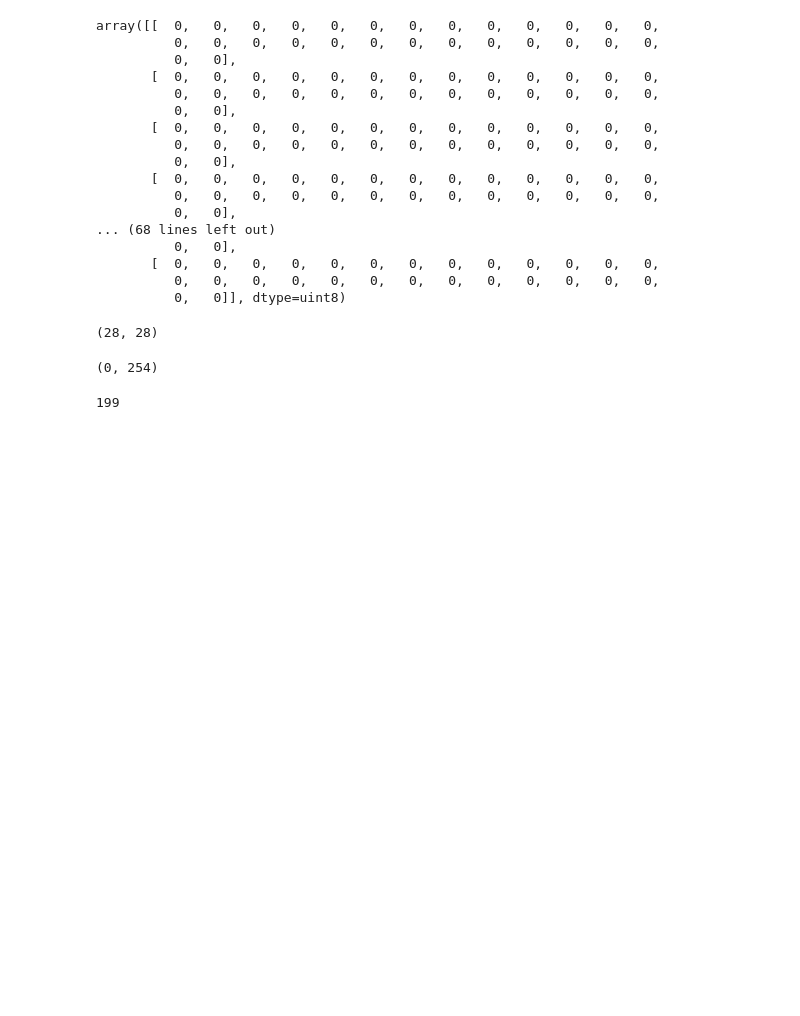
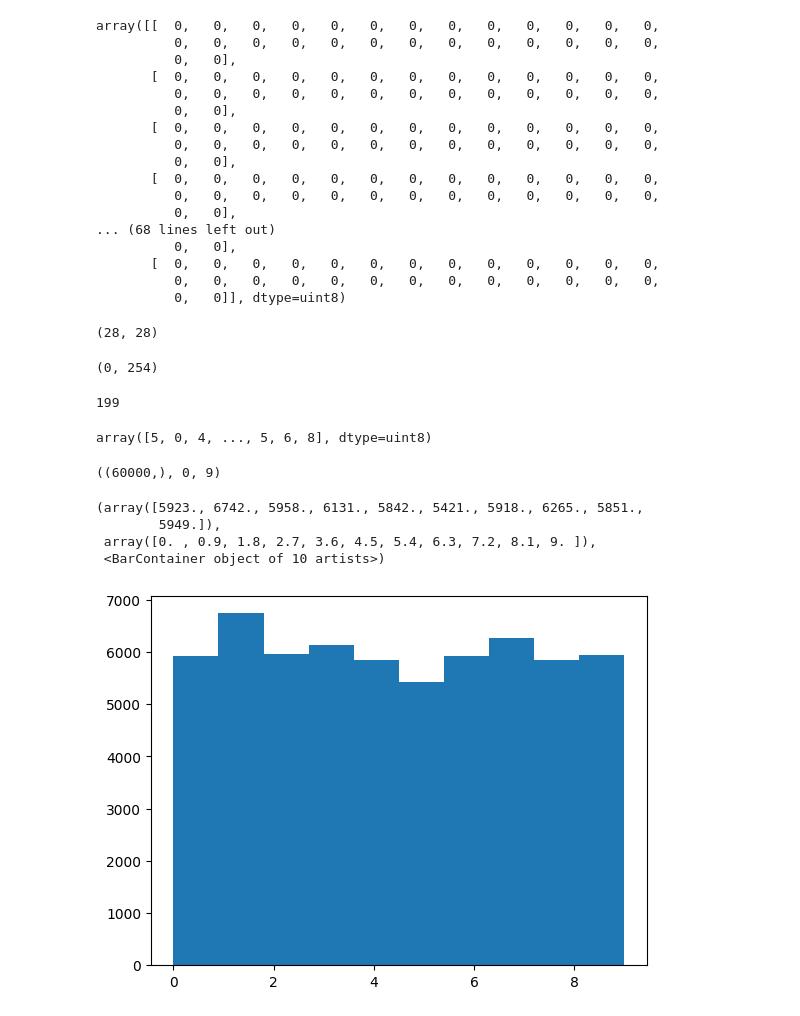
Before and after one commit to LordOfTurtles/AI-Erik-Johansson-OPA23, a Jupyter notebook: code_alongs/Lec08_MLP.ipynb, the cells around one changed output. Saved outputs shown, nothing was run; the diff lists cells and outputs as text; code cells hidden in the pictures; blank space fills up the shorter version.

```diff
--- a/code_alongs/Lec08_MLP.ipynb
+++ b/code_alongs/Lec08_MLP.ipynb
@@ -54,3 +56,19 @@ x_train[5000].min(), x_train[5000].max()
 x_train[5000, 10, 5]
 # %% [output]
 199
+# %%
+y_train
+# %% [output]
+array([5, 0, 4, ..., 5, 6, 8], dtype=uint8)
+# %%
+y_train.shape, y_train.min(), y_train.max()
+# %% [output]
+((60000,), 0, 9)
+# %%
+plt.hist(y_train)
+# %% [output]
+(array([5923., 6742., 5958., 6131., 5842., 5421., 5918., 6265., 5851.,
+        5949.]),
+ array([0. , 0.9, 1.8, 2.7, 3.6, 4.5, 5.4, 6.3, 7.2, 8.1, 9. ]),
+ <BarContainer object of 10 artists>)
+[figure, added]
```
Also changed, not shown: parts of 13 cells of this notebook.
